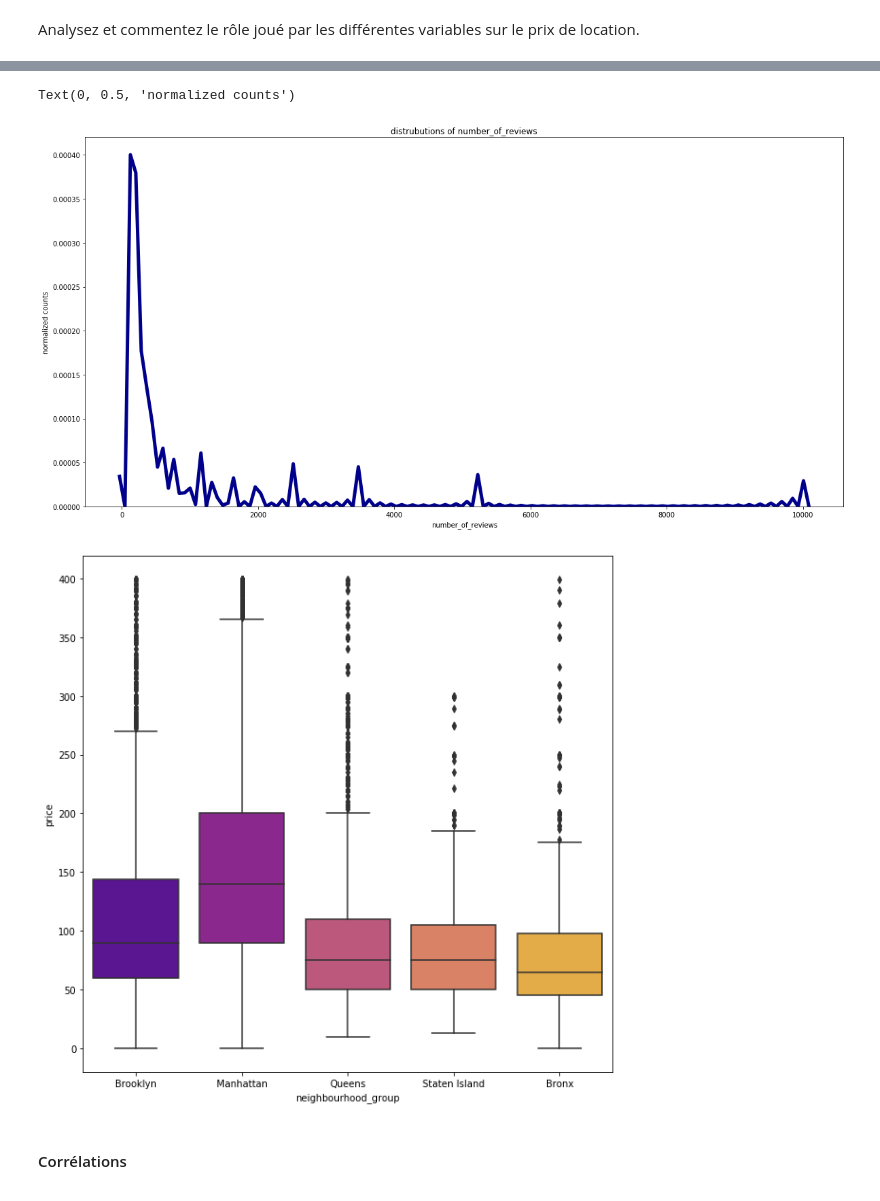
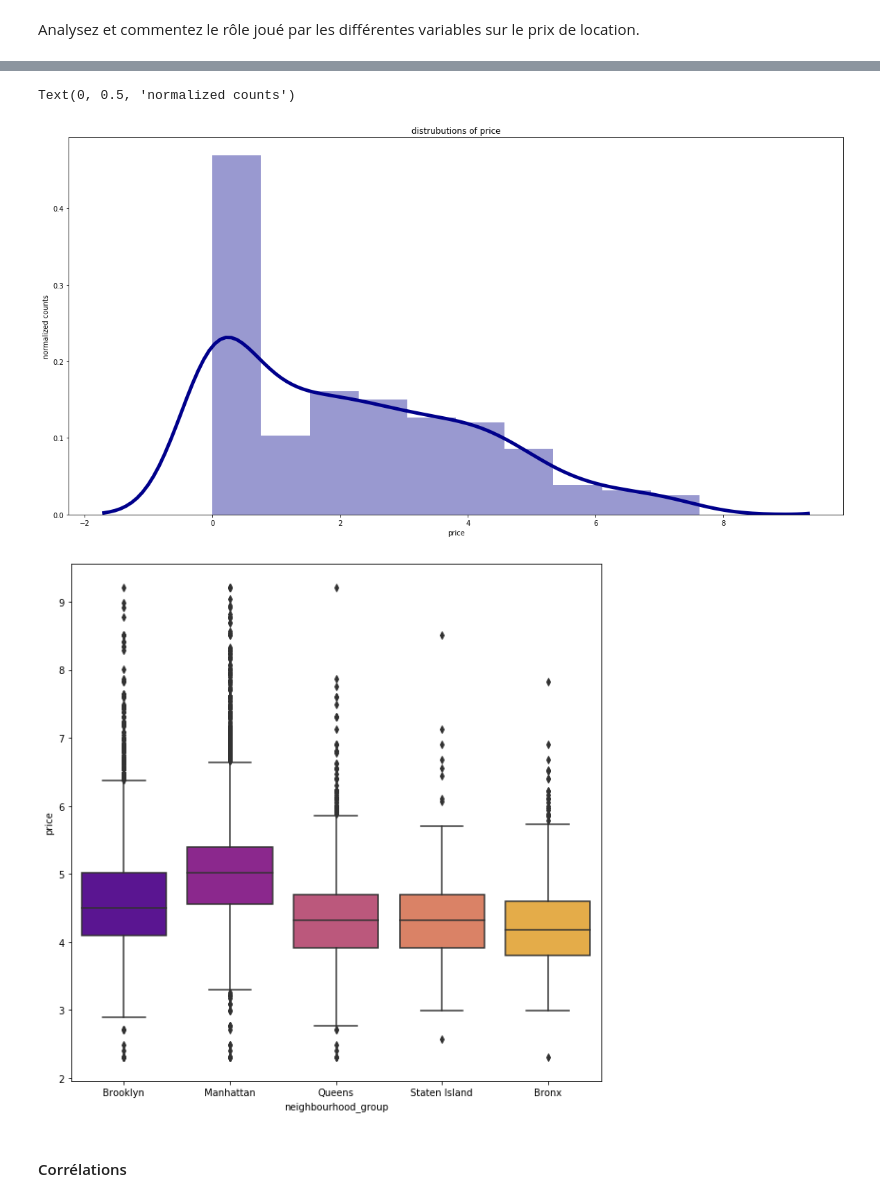
Before and after one commit to osmanaras/Data-Science-Project, a Jupyter notebook: IA School Project - Analysing NYC AirBnB Data.ipynb, the cells around one changed output, grey strips where cells are left out. Cells and saved outputs as stored; diff of their text form; code cells hidden in the pictures.

Commit message:
Update IA School Project - Analysing NYC AirBnB Data.ipynb
final version

```diff
--- a/IA School Project - Analysing NYC AirBnB Data.ipynb
+++ b/IA School Project - Analysing NYC AirBnB Data.ipynb
@@ -170,20 +218,21 @@ Analysez et commentez le rôle joué par les différentes variables sur le prix
 # %%
-a = df['number_of_reviews'].value_counts()
-sns.distplot(list(a),
-             hist=False,
+a = AB_NYC_2019['price'].value_counts()
+sns.distplot(list(np.log(a)),
              color = 'darkblue',
+             #hist=False,
              kde_kws={'linewidth': 5})
-plt.title('distrubutions of number_of_reviews')
-plt.xlabel('number_of_reviews')
+plt.title('distrubutions of price')
+plt.xlabel('price')
 plt.ylabel('normalized counts')
 # %% [output]
 Text(0, 0.5, 'normalized counts')
-[figure, old version]
+[figure, new version]
 # %%
 plt.figure(figsize=(10,10))
-ax = sns.boxplot(data=df[df.price < 400], x='neighbourhood_group',y='price',palette='plasma')
+df['price'] = df.price.apply(lambda x: np.log(x))
+ax = sns.boxplot(data=df, x='neighbourhood_group',y='price',palette='plasma')
 # %% [output]
-[figure, old version]
+[figure, new version]
 # %% [markdown]
 #### Corrélations
 # %% [markdown]
```
Also changed, not shown: parts of 34 cells of this notebook.
